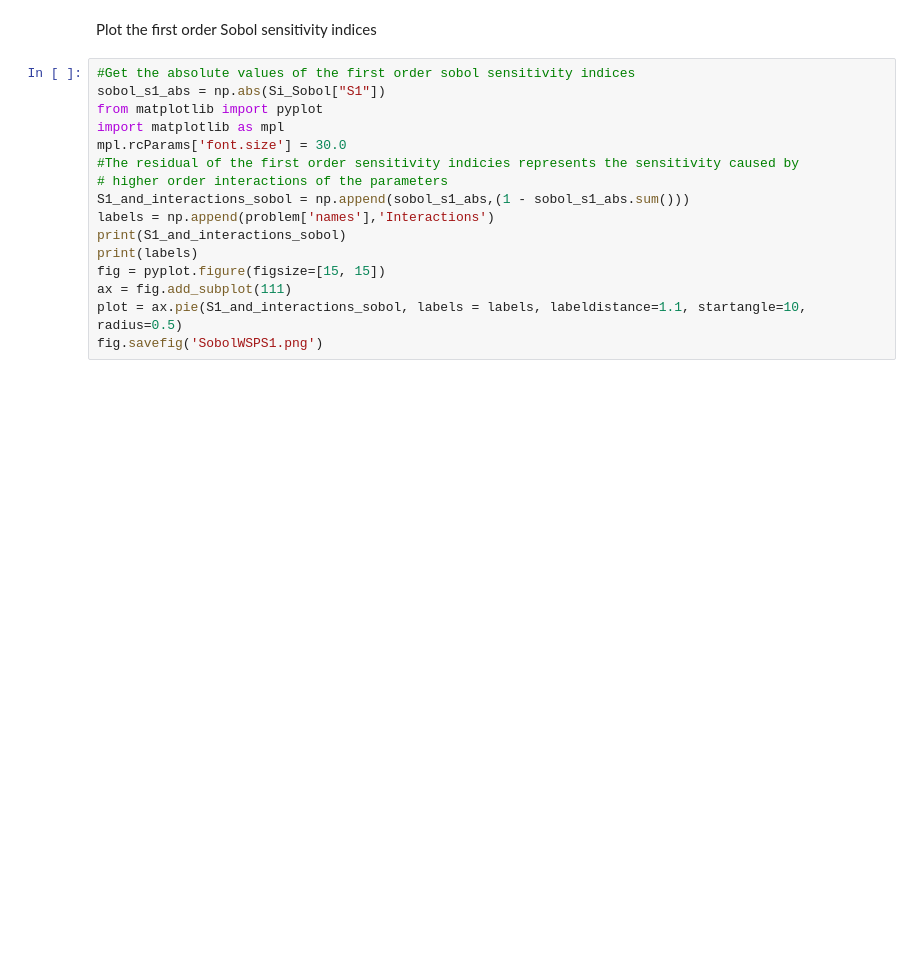
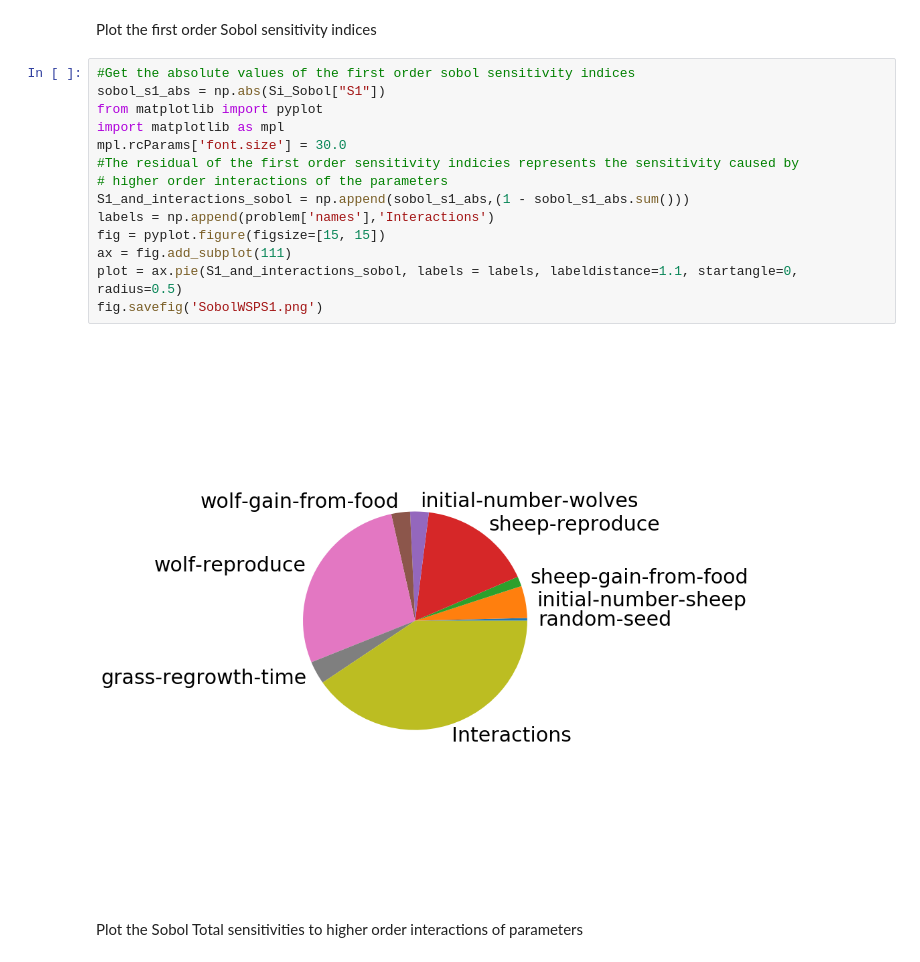
Before and after one commit to chathika/NL4Py, a Jupyter notebook: JASSS2018/SobolSensitivityAnalysis.ipynb, the cells around one changed output. Saved outputs shown, nothing was run; the diff lists cells and outputs as text; blank space fills up the shorter version.

Commit message:
SobolSensitivityAnalysis updated with results and description + comments

```diff
--- a/JASSS2018/SobolSensitivityAnalysis.ipynb
+++ b/JASSS2018/SobolSensitivityAnalysis.ipynb
@@ -117,19 +137,21 @@ Plot the first order Sobol sensitivity indices
 # %%
 #Get the absolute values of the first order sobol sensitivity indices
 sobol_s1_abs = np.abs(Si_Sobol["S1"])
 from matplotlib import pyplot
 import matplotlib as mpl
 mpl.rcParams['font.size'] = 30.0
 #The residual of the first order sensitivity indicies represents the sensitivity caused by
 # higher order interactions of the parameters
 S1_and_interactions_sobol = np.append(sobol_s1_abs,(1 - sobol_s1_abs.sum()))
 labels = np.append(problem['names'],'Interactions')
-print(S1_and_interactions_sobol)
-print(labels)
 fig = pyplot.figure(figsize=[15, 15])
 ax = fig.add_subplot(111)
-plot = ax.pie(S1_and_interactions_sobol, labels = labels, labeldistance=1.1, startangle=10, radius=0.5)
+plot = ax.pie(S1_and_interactions_sobol, labels = labels, labeldistance=1.1, startangle=0, radius=0.5)
 fig.savefig('SobolWSPS1.png')
+# %% [output]
+[figure, added]
+# %% [markdown]
+Plot the Sobol Total sensitivities to higher order interactions of parameters
 # %%
 fig = pyplot.figure(figsize=[15, 15])
 ax = fig.add_subplot(111)
```
Also changed, not shown: parts of 9 cells of this notebook.
